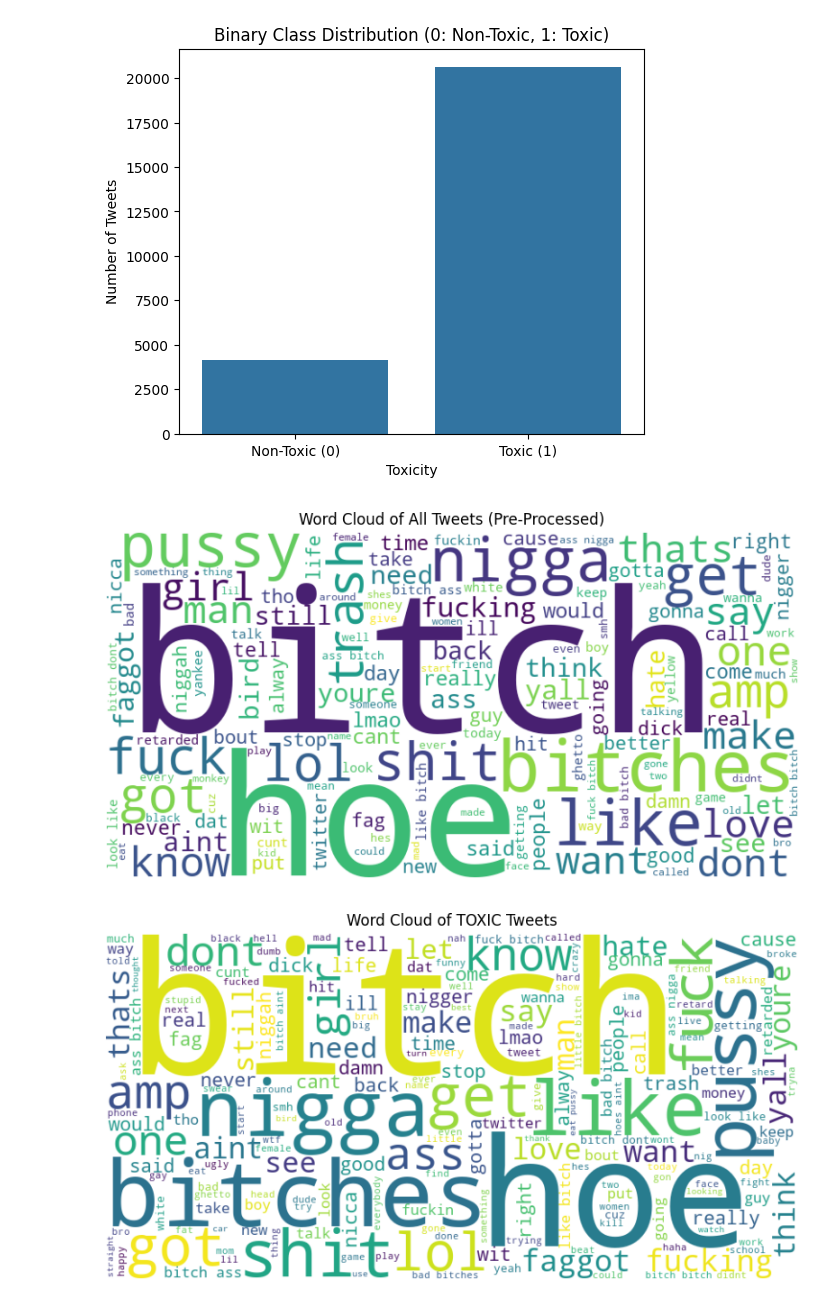
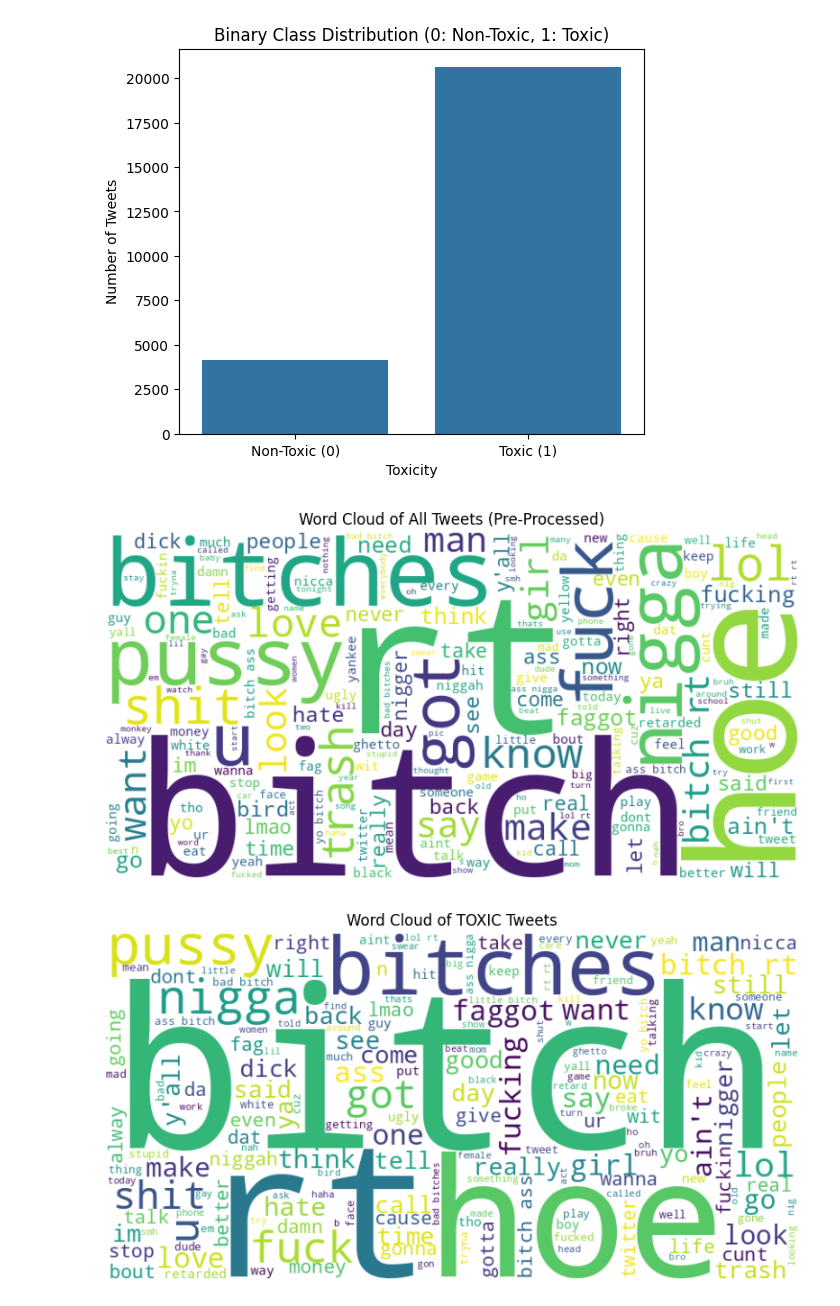
Before and after one commit to Viom-Shrestha/Toxic-Tweet-Classification, a Jupyter notebook: ToxicTweetClassification.ipynb, the cells around one changed output. Drawn from its saved outputs; the diff is of its cells as text; code cells hidden in the pictures.

```diff
--- a/ToxicTweetClassification.ipynb
+++ b/ToxicTweetClassification.ipynb
@@ -82,54 +157,48 @@ plt.show()
 # %% [output]
 [figure]
 # %%
-import nltk
-import re
-from nltk.corpus import stopwords
-nltk.download('stopwords', quiet=True)
+def light_clean_noise(text):
+    text = str(text) # To handle non string inputs
+    text = html.unescape(text) # Fix HTML encoding (e.g., change &amp; back to &)
+    text = text.lower()  # Lowercasing
+    text = re.sub(r'https?://\S+|www\.\S+', '', text) # Remove URLs
+    text = re.sub(r'@\w+', '', text) #Remove User Mentions
+    text = re.sub(r'#', '', text) # Remove Hastag symbol
+    text = re.sub(r'\s+', ' ', text).strip() #Remove Extra Whitespace, Newlines, and Tabs
 
-STOPWORDS = set(stopwords.words('english'))
+    return text
 
-def clean_text_for_wordcloud(text):
-    """Simple cleaning for visualization purposes."""
-    text = str(text).lower()
-    #remove mentions, URLs, and special characters
-    text = re.sub(r'@\w+', '', text)
-    text = re.sub(r'http\S+', '', text)
-    text = re.sub(r'[^a-z\s]', '', text)
-    return ' '.join([word for word in text.split() if word not in STOPWORDS and len(word) > 2])
-
-df['clean_tweet'] = df['tweet'].apply(clean_text_for_wordcloud)
+df['light_cleaned_tweet'] = df['tweet'].apply(light_clean_noise)
 # %%
-from wordcloud import WordCloud
-all_text = ' '.join(df['clean_tweet'])
+# Making wordclouds for all words
+all_text = ' '.join(df['light_cleaned_tweet'])
 
 wordcloud_all = WordCloud(
     width=800, height=400,
     background_color='white',
-    stopwords=STOPWORDS,
     min_font_size=10
 ).generate(all_text)
 
 plt.figure(figsize=(10, 5))
 plt.imshow(wordcloud_all, interpolation='bilinear')
 plt.axis('off')
 plt.title('Word Cloud of All Tweets (Pre-Processed)')
 plt.show()
 
-toxic_text = ' '.join(df[df['Toxicity'] == 1]['clean_tweet'])
+# Making wordcloud for toxic texts
+toxic_text = ' '.join(df[df['Toxicity'] == 1]['light_cleaned_tweet'])
 
 wordcloud_toxic = WordCloud(
     width=800, height=400,
     background_color='white',
-    stopwords=STOPWORDS,
     min_font_size=10
 ).generate(toxic_text)
 
 plt.figure(figsize=(10, 5))
 plt.imshow(wordcloud_toxic, interpolation='bilinear')
 plt.axis('off')
 plt.title('Word Cloud of TOXIC Tweets')
 plt.show()
 # %% [output]
-[figure, old version]
+[figure, new version]
-[figure, old version]
+[figure, new version]
```
Also changed, not shown: parts of 59 cells of this notebook, 3 other files.
